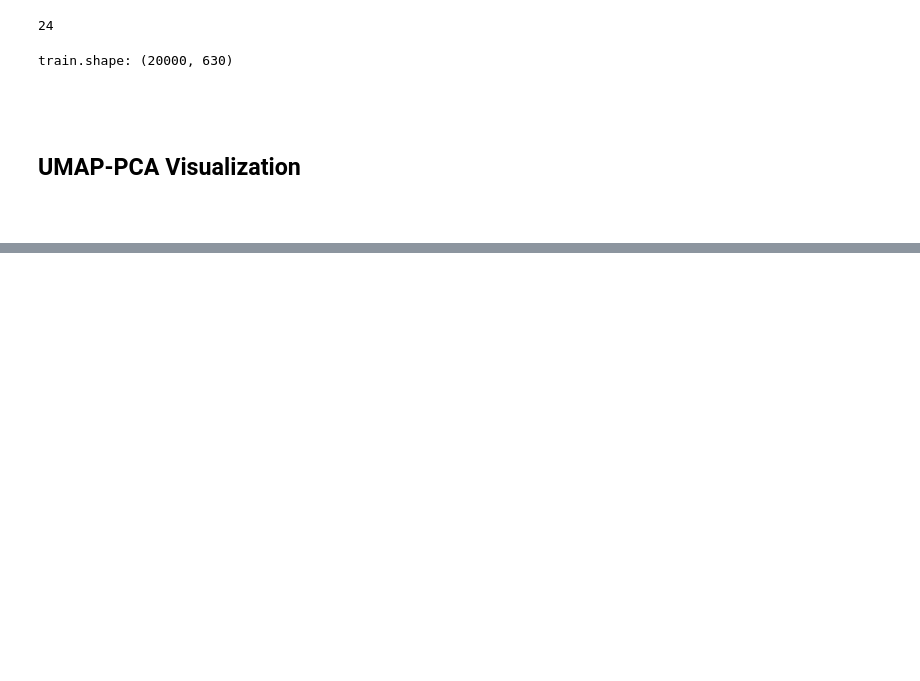
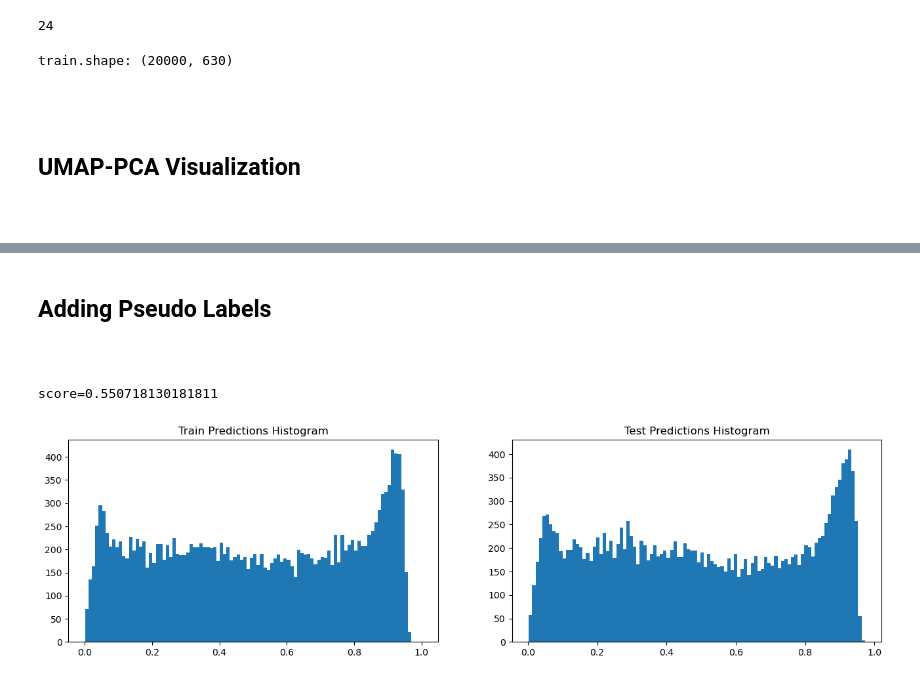
Before and after one commit to sainthm/kaggle_tps_nov, a Jupyter notebook: lhm/tabular_playground_series_nov_2022.ipynb, the cells around one changed output, grey strips where cells are left out. Saved outputs shown, nothing was run; the diff lists cells and outputs as text; code cells hidden in the pictures; blank space fills up the shorter version.

```diff
--- a/lhm/tabular_playground_series_nov_2022.ipynb
+++ b/lhm/tabular_playground_series_nov_2022.ipynb
@@ -366,0 +376,4 @@ ModuleNotFoundError: No module named 'umap'
+# %% [markdown]
+## Adding Pseudo Labels
+# %% [markdown]
+<br>
@@ -366,0 +391,48 @@ ModuleNotFoundError: No module named 'umap'
+# %%
+def get_pseudo_data():
+    skf = StratifiedKFold(n_splits=PSEUDO_NFOLDS, random_state=0, shuffle=True)
+    oof = np.zeros(train.shape[0])
+    test_preds = np.zeros(test.shape[0])
+    for train_index, val_index in skf.split(train, y["label"]):
+        X_train, X_val = train.loc[train_index,:], train.loc[val_index,:]
+        y_train, y_val = y.loc[train_index,"label"], y.loc[val_index,"label"]
+        X_test = test[X_train.columns.tolist()]
+
+        '''
+        # Drop Low Variances
+        sel = VarianceThreshold(threshold=VAR_TH)
+        sel.fit(X_train / X_train.mean())
+        mask = sel.get_support()
+
+        X_train = X_train.loc[:, mask]
+        X_val = X_val.loc[:, mask]
+        X_test = test.loc[:, mask]
+        '''
+
+        #model = QuadraticDiscriminantAnalysis(reg_param=reg_param)
+        model = LinearDiscriminantAnalysis()
+        model.fit(X_train, y_train)
+        val_pred = model.predict_proba(X_val)[:,1]
+        test_pred = model.predict_proba(X_test)[:,1]
+
+        oof[val_index] = val_pred
+        test_preds += test_pred
+
+        del X_train, X_val, X_test, y_train, y_val, model
+        gc.collect()
+    test_preds /= PSEUDO_NFOLDS
+    return oof, test_preds
+# %%
+val_preds, test_preds = get_pseudo_data()
+# %%
+## LinearDiscriminantAnalysis()
+print(f"score={log_loss(y['label'], val_preds)}")
+fig, axes = plt.subplots(1, 2, figsize=(16,4))
+axes[0].hist(val_preds, bins=100);
+axes[0].set_title("Train Predictions Histogram")
+axes[1].hist(test_preds, bins=100);
+axes[1].set_title("Test Predictions Histogram");
+plt.show()
+# %% [output]
+score=0.550718130181811
+[figure, added]
```
Also changed, not shown: parts of 8 cells of this notebook.
